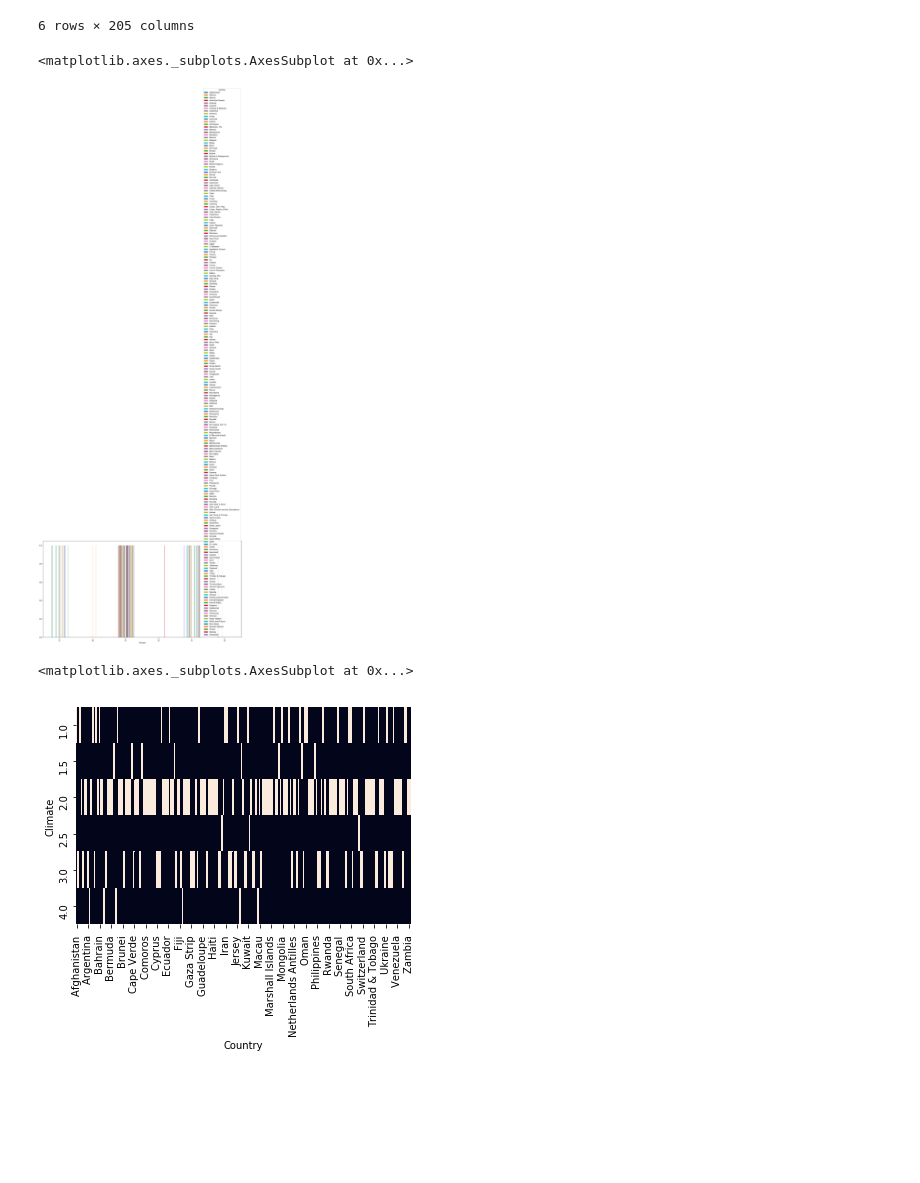
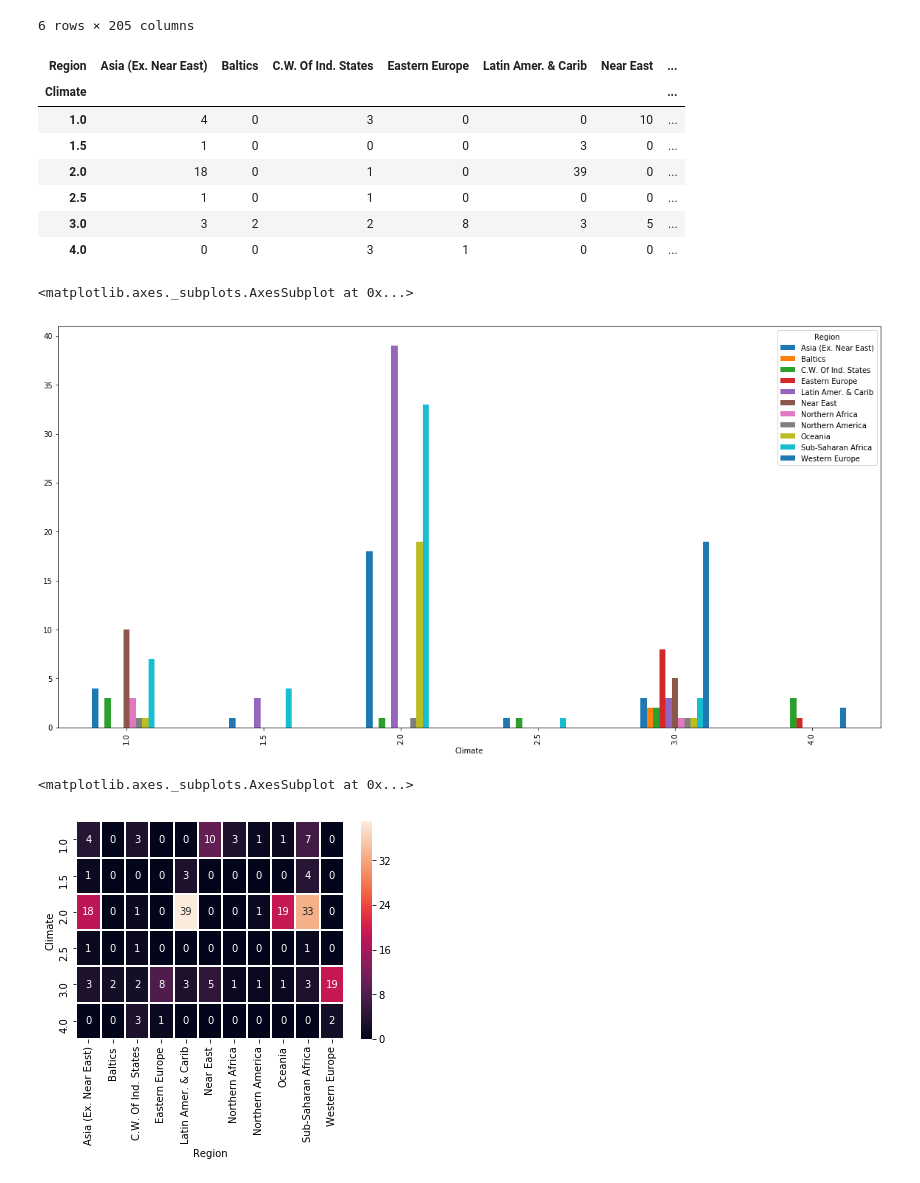
Before and after one commit to Sanaa495/data-wrangling, a Jupyter notebook: Data wrangling countries dataset/Countries-of-the-world.ipynb, the cells around one changed output. Drawn from its saved outputs; the diff is of its cells as text; code cells hidden in the pictures; blank space fills up the shorter version.

Commit message:
multivariate region

```diff
--- a/Data wrangling countries dataset/Countries-of-the-world.ipynb
+++ b/Data wrangling countries dataset/Countries-of-the-world.ipynb
@@ -24,7 +24,7 @@ data.sample(5)
 | 92 | Hungary | EASTERN EUROPE | 9981334 | 93030 | 107,3 | 0,00 | ... |
 | 131 | Martinique | LATIN AMER. & CARIB | 436131 | 1100 | 396,5 | 31,82 | ... |
 # %%
-data_copy=data_copy.rename(columns={'Area (sq. mi.)':'Area', 'Pop. Density (per sq. mi.)': 'Pop_density', 'Coastline (coast/area ratio)': 'Coastline', 'Net migration': 'Migration', 'Infant mortality (per 1000 births)':'Inf_mort','Literacy (%)':'Literacy','Phones (per 1000)':'Phones','Arable (%)':'Arable','Crops (%)':'Crops', 'Other (%)':'Others'})
+data_copy=data_copy.rename(columns={'Area (sq. mi.)':'Area', 'Pop. Density (per sq. mi.)': 'Pop_density', 'Coastline (coast/area ratio)': 'Coastline', 'Net migration': 'Migration', 'Infant mortality (per 1000 births)':'Inf_mort','GDP ($ per capita)':'GDP','Literacy (%)':'Literacy','Phones (per 1000)':'Phones','Arable (%)':'Arable','Crops (%)':'Crops', 'Other (%)':'Others'})
 # %%
 data.shape
 # %% [output]
@@ -320,14 +322,26 @@ ct
 | 3.0 | 0 | 1 | 0 | 0 | 1 | 0 | 0 | 1 | ... |
 | 4.0 | 0 | 0 | 0 | 0 | 0 | 0 | 0 | 0 | ... |
 6 rows × 205 columns
+# %%
+ct=pd.crosstab(data_copy['Climate'],data_copy['Region'])
+ct
+# %% [output]
+| Region | Asia (Ex. Near East) | Baltics | C.W. Of Ind. States | Eastern Europe | Latin Amer. & Carib | Near East | ... |
+| Climate |  |  |  |  |  |  | ... |
+| 1.0 | 4 | 0 | 3 | 0 | 0 | 10 | ... |
+| 1.5 | 1 | 0 | 0 | 0 | 3 | 0 | ... |
+| 2.0 | 18 | 0 | 1 | 0 | 39 | 0 | ... |
+| 2.5 | 1 | 0 | 1 | 0 | 0 | 0 | ... |
+| 3.0 | 3 | 2 | 2 | 8 | 3 | 5 | ... |
+| 4.0 | 0 | 0 | 3 | 1 | 0 | 0 | ... |
 # %%
 # plt.figure(figsize=(20,10))
 ct.plot(kind='bar',figsize=(20,10))
 # %% [output]
 <matplotlib.axes._subplots.AxesSubplot at 0x...>
-[figure, old version]
+[figure, new version]
 # %%
-sns.heatmap(ct,cbar=False)
+sns.heatmap(ct, linewidth=1, annot=True)
 # %% [output]
 <matplotlib.axes._subplots.AxesSubplot at 0x...>
-[figure, old version]
+[figure, new version]
```
Also changed, not shown: parts of 16 cells of this notebook.
